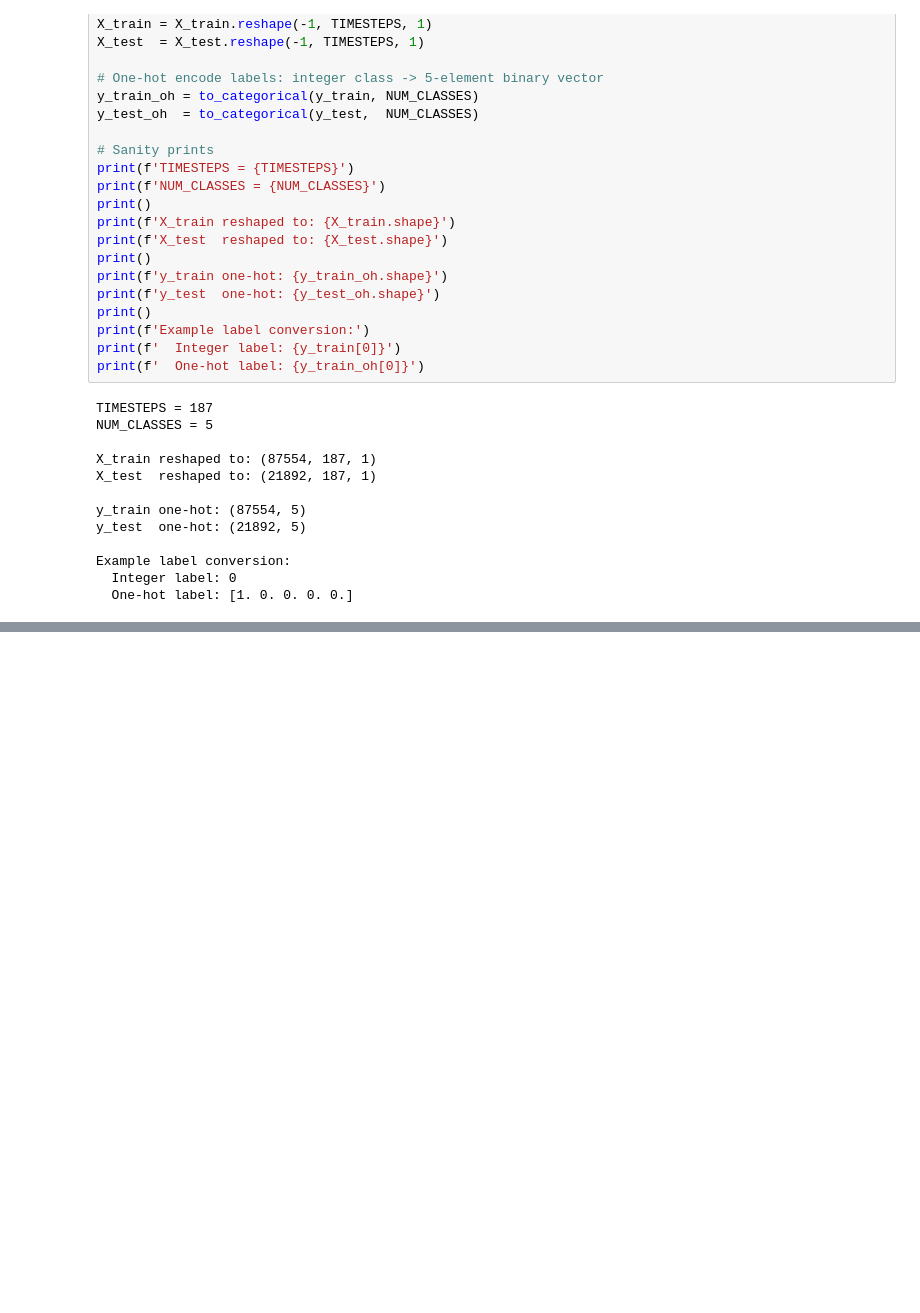
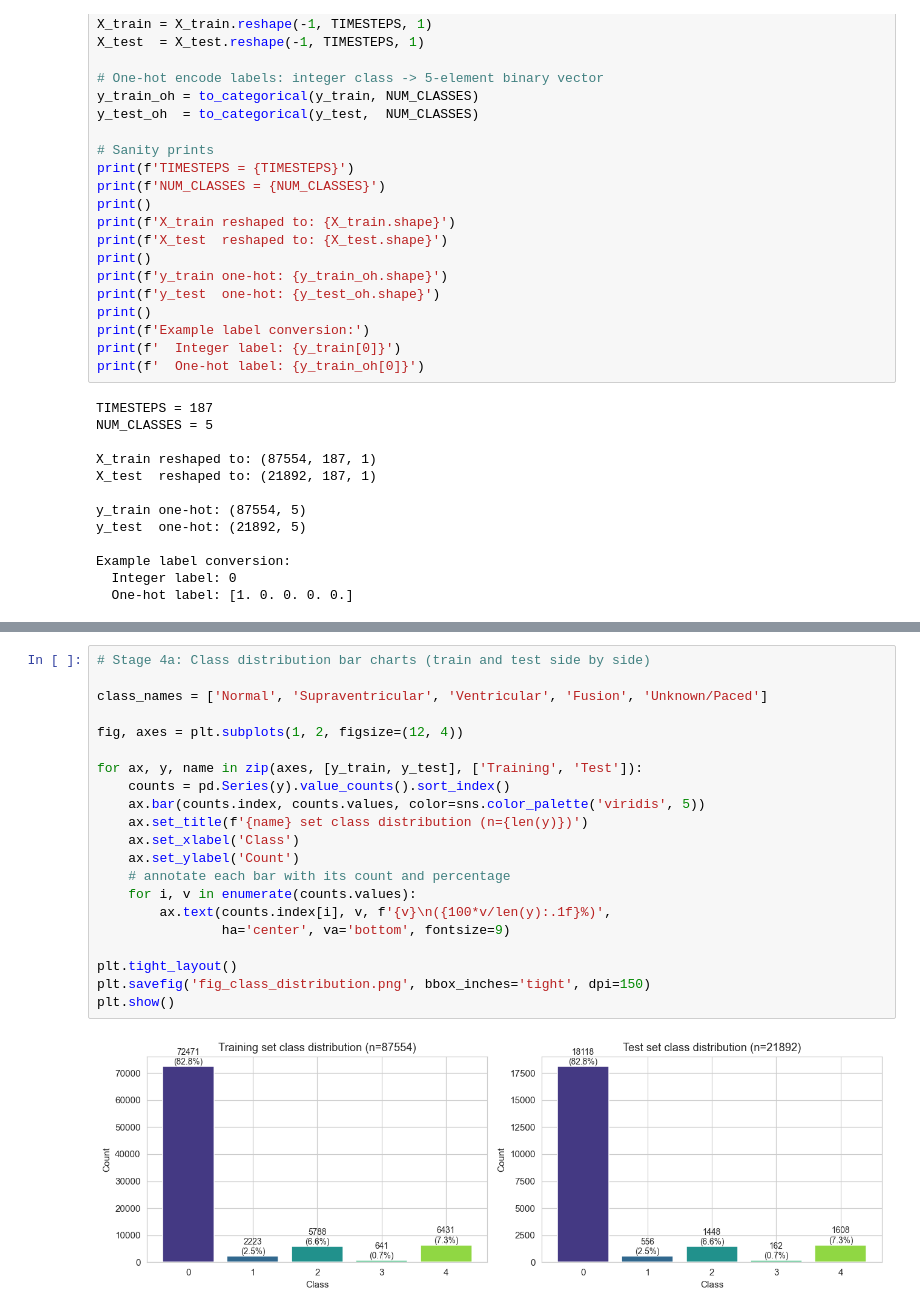
Before and after one commit to Arush70/ECG-Heartbeat-Classification, a Jupyter notebook: Training-ANN.ipynb, the cells around one changed output, grey strips where cells are left out. Drawn from its saved outputs; the diff is of its cells as text; blank space fills up the shorter version.

Commit message:
lass distribution and sample beats

```diff
--- a/Training-ANN.ipynb
+++ b/Training-ANN.ipynb
@@ -268,0 +278,23 @@ Example label conversion:
+# %%
+# Stage 4a: Class distribution bar charts (train and test side by side)
+
+class_names = ['Normal', 'Supraventricular', 'Ventricular', 'Fusion', 'Unknown/Paced']
+
+fig, axes = plt.subplots(1, 2, figsize=(12, 4))
+
+for ax, y, name in zip(axes, [y_train, y_test], ['Training', 'Test']):
+    counts = pd.Series(y).value_counts().sort_index()
+    ax.bar(counts.index, counts.values, color=sns.color_palette('viridis', 5))
+    ax.set_title(f'{name} set class distribution (n={len(y)})')
+    ax.set_xlabel('Class')
+    ax.set_ylabel('Count')
+    # annotate each bar with its count and percentage
+    for i, v in enumerate(counts.values):
+        ax.text(counts.index[i], v, f'{v}\n({100*v/len(y):.1f}%)',
+                ha='center', va='bottom', fontsize=9)
+
+plt.tight_layout()
+plt.savefig('fig_class_distribution.png', bbox_inches='tight', dpi=150)
+plt.show()
+# %% [output]
+[figure, added]
```
Also changed, not shown: parts of 3 cells of this notebook, 2 other files.
